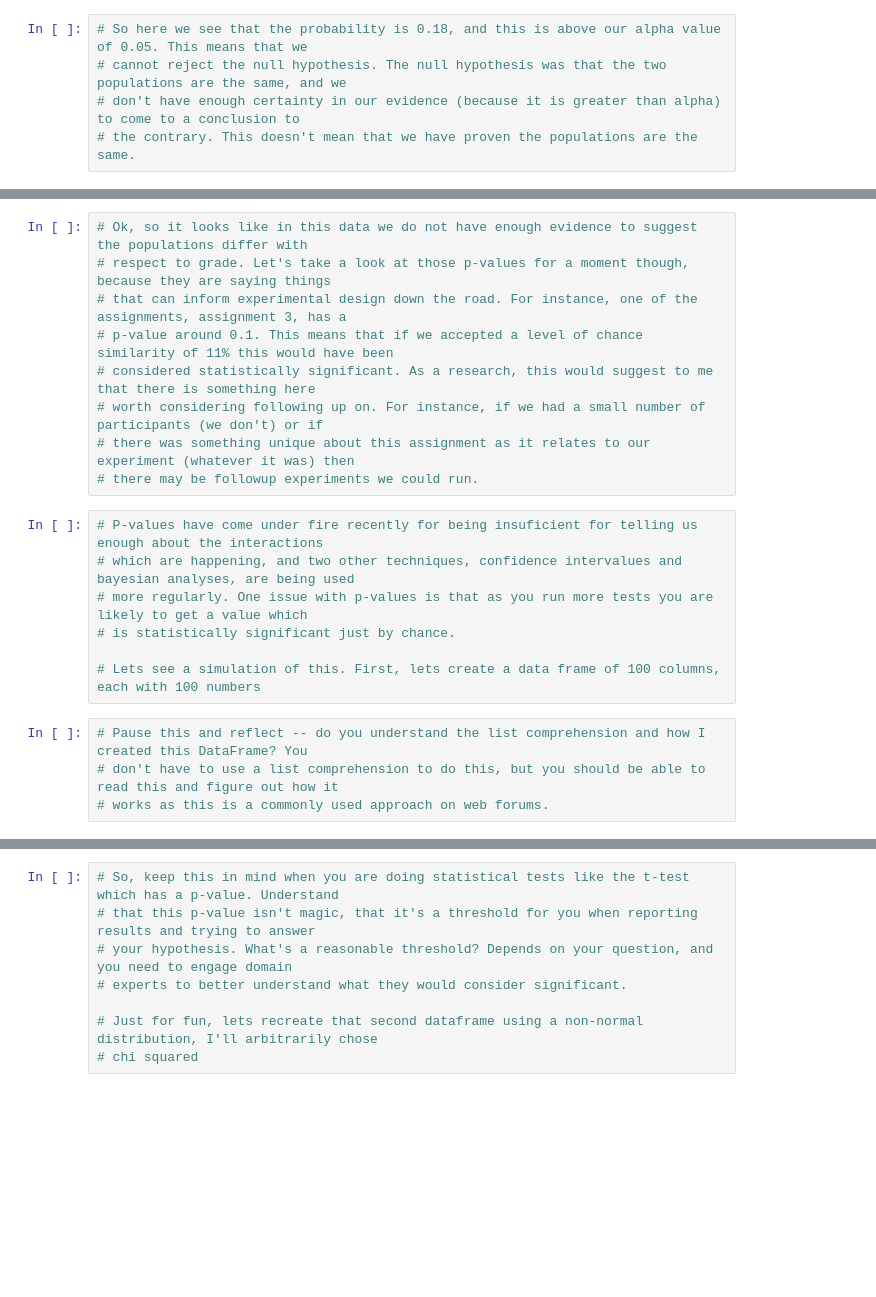
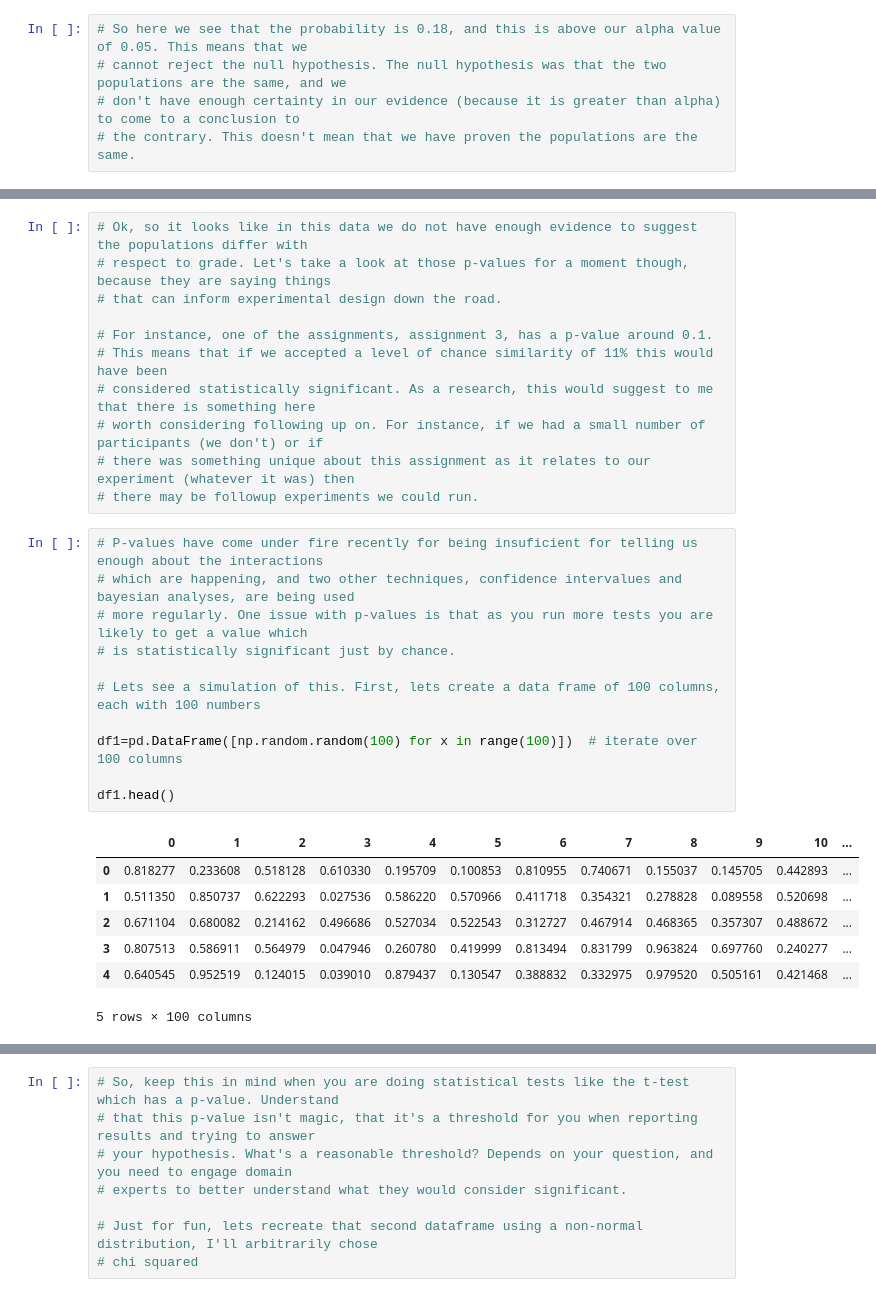
Before and after one commit to irinavalenzuela/Applied-Data-Science-Python, a Jupyter notebook: Week4_Data_manipulation.ipynb, the cells around one changed output, grey strips where cells are left out. Drawn from its saved outputs; the diff is of its cells as text; blank space fills up the shorter version.

```diff
--- a/Week4_Data_manipulation.ipynb
+++ b/Week4_Data_manipulation.ipynb
@@ -142,8 +157,10 @@ print(late_finishers['assignment1_grade'].mean())
 # %%
 # Ok, so it looks like in this data we do not have enough evidence to suggest the populations differ with
 # respect to grade. Let's take a look at those p-values for a moment though, because they are saying things
-# that can inform experimental design down the road. For instance, one of the assignments, assignment 3, has a
-# p-value around 0.1. This means that if we accepted a level of chance similarity of 11% this would have been
+# that can inform experimental design down the road.
+
+# For instance, one of the assignments, assignment 3, has a p-value around 0.1.
+# This means that if we accepted a level of chance similarity of 11% this would have been
 # considered statistically significant. As a research, this would suggest to me that there is something here
 # worth considering following up on. For instance, if we had a small number of participants (we don't) or if
 # there was something unique about this assignment as it relates to our experiment (whatever it was) then
@@ -151,13 +168,21 @@ print(late_finishers['assignment1_grade'].mean())
 # %%
 # P-values have come under fire recently for being insuficient for telling us enough about the interactions
 # which are happening, and two other techniques, confidence intervalues and bayesian analyses, are being used
 # more regularly. One issue with p-values is that as you run more tests you are likely to get a value which
 # is statistically significant just by chance.
 
 # Lets see a simulation of this. First, lets create a data frame of 100 columns, each with 100 numbers
+
+df1=pd.DataFrame([np.random.random(100) for x in range(100)])  # iterate over 100 columns
+
+df1.head()
+# %% [output]
+|  | 0 | 1 | 2 | 3 | 4 | 5 | 6 | 7 | 8 | 9 | 10 | ... |
+| 0 | 0.818277 | 0.233608 | 0.518128 | 0.610330 | 0.195709 | 0.100853 | 0.810955 | 0.740671 | 0.155037 | 0.145705 | 0.442893 | ... |
+| 1 | 0.511350 | 0.850737 | 0.622293 | 0.027536 | 0.586220 | 0.570966 | 0.411718 | 0.354321 | 0.278828 | 0.089558 | 0.520698 | ... |
+| 2 | 0.671104 | 0.680082 | 0.214162 | 0.496686 | 0.527034 | 0.522543 | 0.312727 | 0.467914 | 0.468365 | 0.357307 | 0.488672 | ... |
+| 3 | 0.807513 | 0.586911 | 0.564979 | 0.047946 | 0.260780 | 0.419999 | 0.813494 | 0.831799 | 0.963824 | 0.697760 | 0.240277 | ... |
+| 4 | 0.640545 | 0.952519 | 0.124015 | 0.039010 | 0.879437 | 0.130547 | 0.388832 | 0.332975 | 0.979520 | 0.505161 | 0.421468 | ... |
+5 rows × 100 columns
-# %%
-# Pause this and reflect -- do you understand the list comprehension and how I created this DataFrame? You
-# don't have to use a list comprehension to do this, but you should be able to read this and figure out how it
-# works as this is a commonly used approach on web forums.
 # %%
 # Ok, let's create a second dataframe
```
Also changed, not shown: parts of 7 cells of this notebook.
